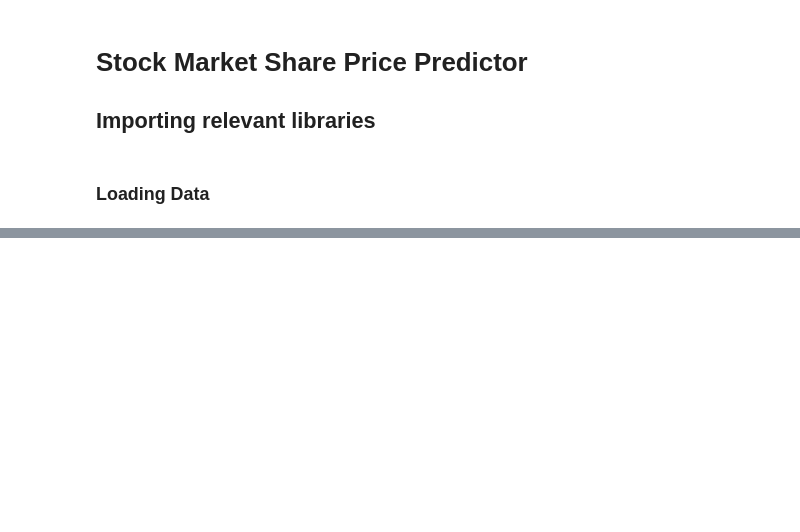
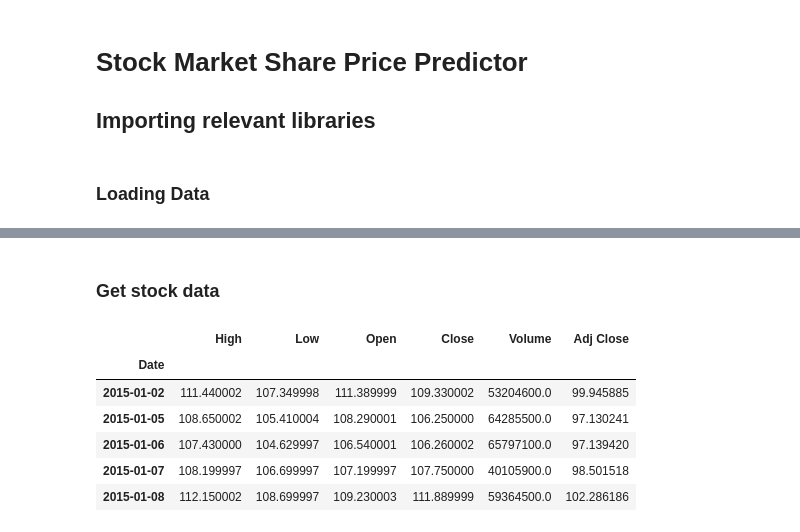
Before and after one commit to TebogoNkomondo/StockM, a Jupyter notebook: StockM.ipynb, the cells around one changed output, grey strips where cells are left out. Cells and saved outputs as stored; diff of their text form; code cells hidden in the pictures; blank space fills up the shorter version.

```diff
--- a/StockM.ipynb
+++ b/StockM.ipynb
@@ -89,0 +287,15 @@ def load_data(ticker, n_steps=50, scale=True, shuffle=True, lookup_step=1,
+# %% [markdown]
+### Get stock data
+# %%
+# data from 1 Jan 2015 to 01 Aug 2020
+df = web.DataReader('AAPL', data_source='yahoo', start = '2015-01-01',end='2020-08-01')
+# exploring data
+df.head()
+# %% [output]
+|  | High | Low | Open | Close | Volume | Adj Close |
+| Date |  |  |  |  |  |  |
+| 2015-01-02 | 111.440002 | 107.349998 | 111.389999 | 109.330002 | 53204600.0 | 99.945885 |
+| 2015-01-05 | 108.650002 | 105.410004 | 108.290001 | 106.250000 | 64285500.0 | 97.130241 |
+| 2015-01-06 | 107.430000 | 104.629997 | 106.540001 | 106.260002 | 65797100.0 | 97.139420 |
+| 2015-01-07 | 108.199997 | 106.699997 | 107.199997 | 107.750000 | 40105900.0 | 98.501518 |
+| 2015-01-08 | 112.150002 | 108.699997 | 109.230003 | 111.889999 | 59364500.0 | 102.286186 |
```
Also changed, not shown: parts of 28 cells of this notebook, 16 other files.
